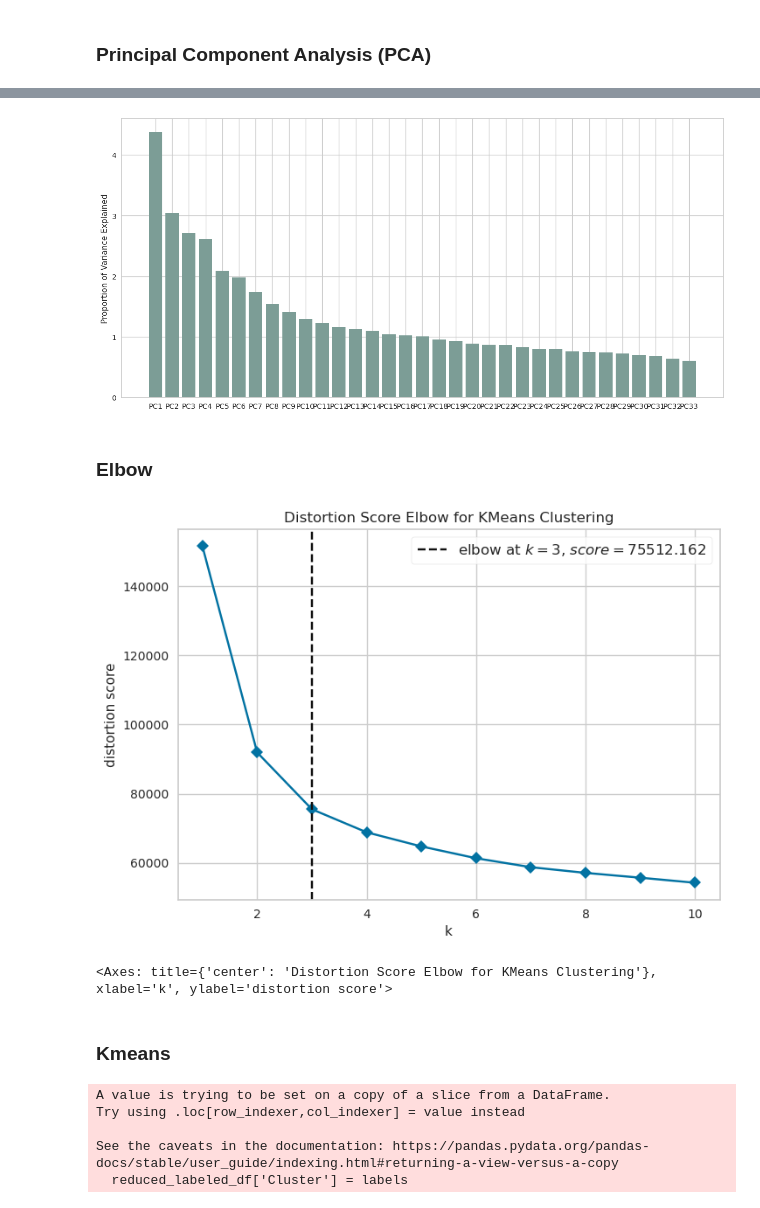
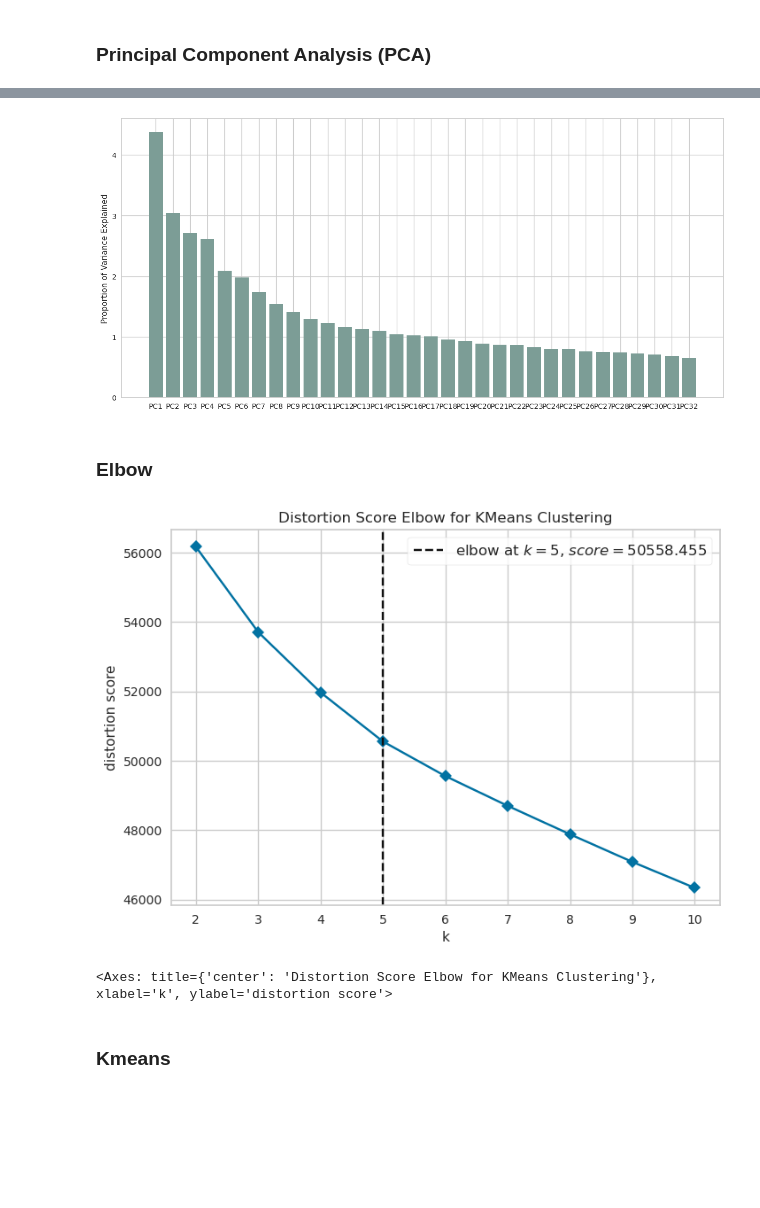
Before and after one commit to gulomovazukhrakhon/kaggle, a Jupyter notebook: mental-health-in-tech.ipynb, the cells around one changed output, grey strips where cells are left out. Saved outputs shown, nothing was run; the diff lists cells and outputs as text; code cells hidden in the pictures; blank space fills up the shorter version.

```diff
--- a/mental-health-in-tech.ipynb
+++ b/mental-health-in-tech.ipynb
@@ -1088,7 +1068,7 @@ plt.show()
 # %% [markdown]
 ### Principal Component Analysis (PCA)
 # %%
-n_components = 33  # 33 principal components gives 85%
+n_components = 32 # 33 principal components gives 85%
 
 pca = PCA(n_components=n_components)
 principal_components = pca.fit_transform(scaled_data)
@@ -1170,6 +1117,6 @@ plt.bar(labels,var, color="#7C9D96")
 plt.ylabel('Proportion of Variance Explained')
 plt.show()
 # %% [output]
-[figure, old version]
+[figure, new version]
 # %% [markdown]
 ### Elbow
@@ -1178,30 +1123,23 @@ reduced_labeled_df = labeled_df[selected_features]
 # %%
 # create a k-Means model an Elbow-Visualizer
-model = KMeans(n_init=10)
-visualizer = KElbowVisualizer(model, k=(1,11), timings=False)
+model = KMeans(n_init=10, init="k-means++")
+visualizer = KElbowVisualizer(model, timings=False)
 # fit the visualizer and show the plot
-visualizer.fit(reduced_labeled_df)
+visualizer.fit(principal_components)
 visualizer.show()
 # %% [output]
-[figure, old version]
+[figure, new version]
 <Axes: title={'center': 'Distortion Score Elbow for KMeans Clustering'}, xlabel='k', ylabel='distortion score'>
 # %% [markdown]
 ### Kmeans
 # %%
 # clustering
-kmeans = KMeans(n_clusters=3, random_state=0, n_init='auto').fit(reduced_labeled_df)
+kmeans = KMeans(n_clusters=5, random_state=0, n_init='auto',init='k-means++')
+clustering = kmeans.fit_transform(principal_components)
+
 
 # extract centroids of clusters into a dataframe
 centers = kmeans.cluster_centers_
 
 # extract cluster labels
 labels = kmeans.labels_
-
-# add cluster information to the dataframe
-reduced_labeled_df['Cluster'] = labels
-# %% [output]
-A value is trying to be set on a copy of a slice from a DataFrame.
-Try using .loc[row_indexer,col_indexer] = value instead
-
-See the caveats in the documentation: https://pandas.pydata.org/pandas-docs/stable/user_guide/indexing.html#returning-a-view-versus-a-copy
-  reduced_labeled_df['Cluster'] = labels
```
Also changed, not shown: parts of 17 cells of this notebook.
